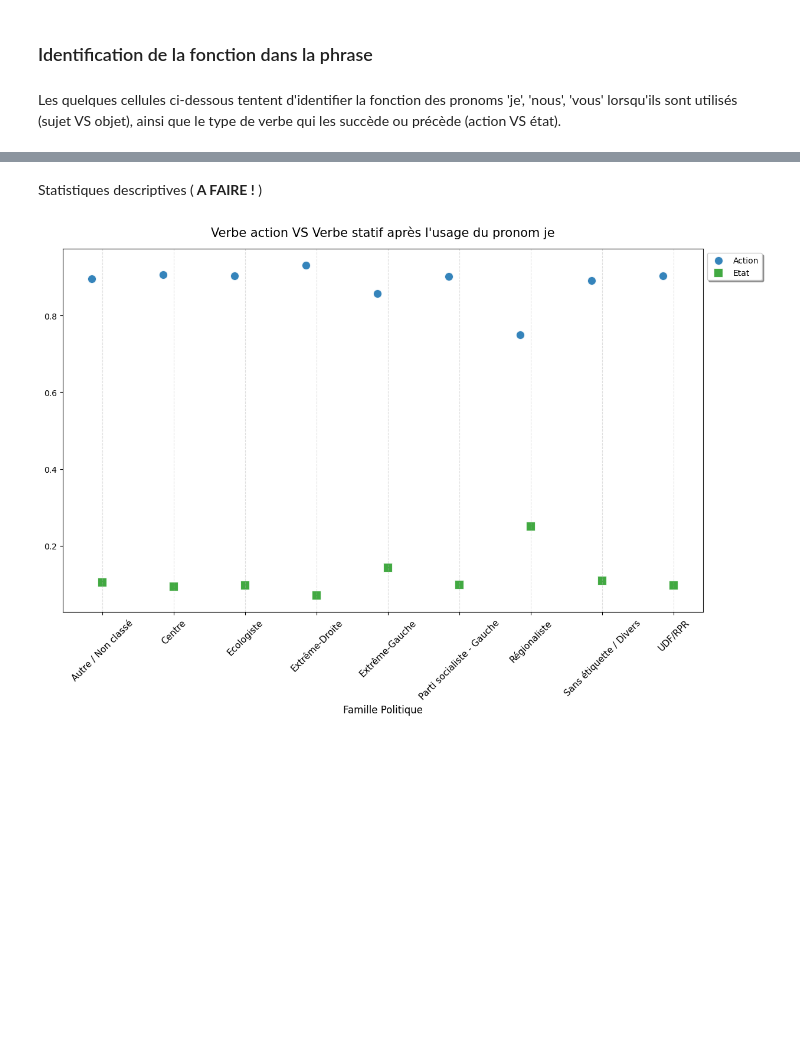
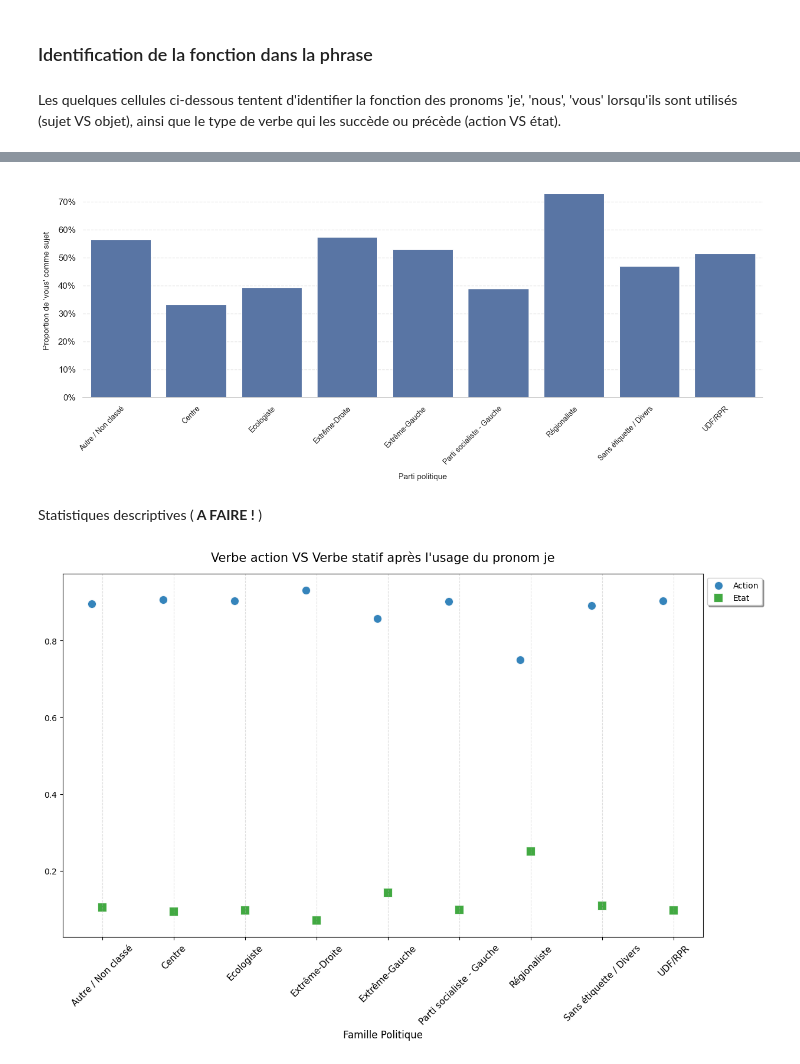
Before and after one commit to itsreivilo/Projet-de-NLP-Olivier, a Jupyter notebook: exploration.ipynb, the cells around one changed output, grey strips where cells are left out. Drawn from its saved outputs; the diff is of its cells as text; code cells hidden in the pictures; blank space fills up the shorter version.

```diff
--- a/exploration.ipynb
+++ b/exploration.ipynb
@@ -557,0 +806,8 @@ agg_stats
+# %%
+resultats_vous = analyser_vous(textes, transcriptions["id"], transcriptions["parti_synthetique"])
+
+df_vous = pd.DataFrame(resultats_vous)
+
+print("Nombre de fonctions : ", df_vous['fonction'].value_counts())
+print("")
+print("Co-occurences de je/nous reliés à vous :", df_vous['relie_je_nous'].value_counts(dropna=False))
@@ -557,0 +841,7 @@ agg_stats
+# %%
+agg_df_vous = df_vous.groupby(['parti_politique', 'fonction']).size().unstack(fill_value=0).reset_index()
+agg_df_vous['non_sujet'] = agg_df_vous["COD"]+agg_df_vous["COI"]+agg_df_vous["apposition"]+agg_df_vous["autre/indéterminé"]+agg_df_vous["complément du nom"]+agg_df_vous["coordination"]
+agg_df_vous["prop_sujet"] = agg_df_vous["sujet"]/(agg_df_vous["sujet"]+agg_df_vous["non_sujet"])
+agg_df_vous["prop_non_sujet"] = 1-agg_df_vous["prop_sujet"]
+agg_df_vous
+#agg_stats.columns = [f"{col[0]}_{col[1]}" if col[1] != '' else col[0] for col in agg_stats.columns]
@@ -558,3 +859,45 @@ agg_stats
+# %%
+import matplotlib.ticker as mtick
+
+fig, ax = plt.subplots(figsize=(14, 6))
+
+# Thème
+sns.set_theme(style="whitegrid", font_scale=1)
+palette = sns.color_palette("Blues_d", n_colors=len(agg_df_vous))
+
+
+bars = sns.barplot(
+    data    = agg_df_vous,
+    x       = "parti_politique",
+    y       = "prop_sujet",
+    edgecolor = "white",
+    linewidth = 0.8,
+    ax      = ax
+)
+
+ax.yaxis.set_major_formatter(mtick.PercentFormatter(xmax=1, decimals=0))
+
+ax.set_xlabel("Parti politique", fontsize=11, labelpad=10)
+ax.set_ylabel("Proportion de 'vous' comme sujet", fontsize=11, labelpad=10)
+
+# xticks bien placés et lisibles
+ax.set_xticks(range(len(agg_df_vous)))
+ax.set_xticklabels(
+    agg_df_vous["parti_politique"],
+    rotation    = 45,
+    ha          = "right",      # alignement à droite pour les labels tournés
+    rotation_mode = "anchor",   # pivot sur le point d'ancrage → labels bien centrés sous les barres
+    fontsize    = 10
+)
+
+ax.yaxis.grid(True, linestyle="--", alpha=0.5)
+ax.set_axisbelow(True)
+ax.spines[["top", "right", "left"]].set_visible(False)
+
+plt.tight_layout()
+plt.show()
+# %% [output]
+[figure, added]
 # %% [markdown]
 Statistiques descriptives (<b> A FAIRE ! </b>)
 # %%
```
Also changed, not shown: parts of 19 cells of this notebook.
